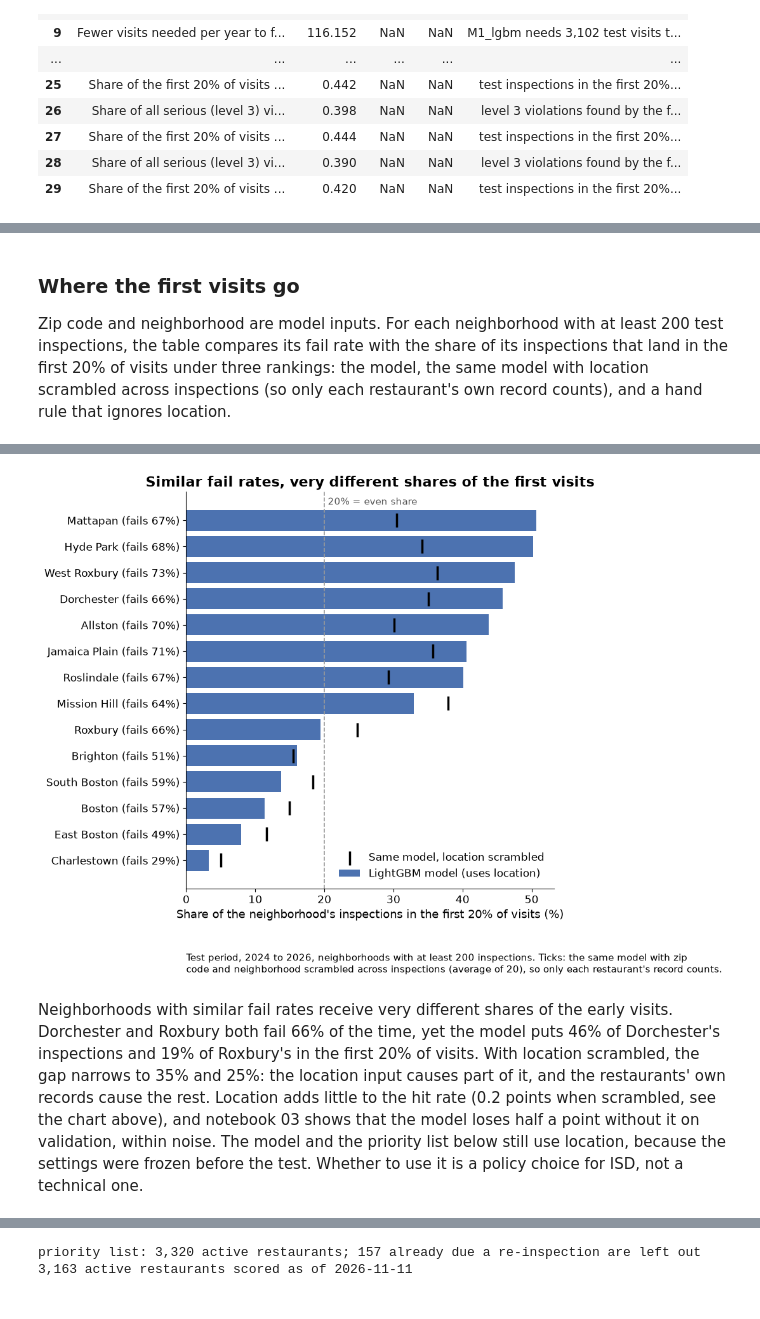
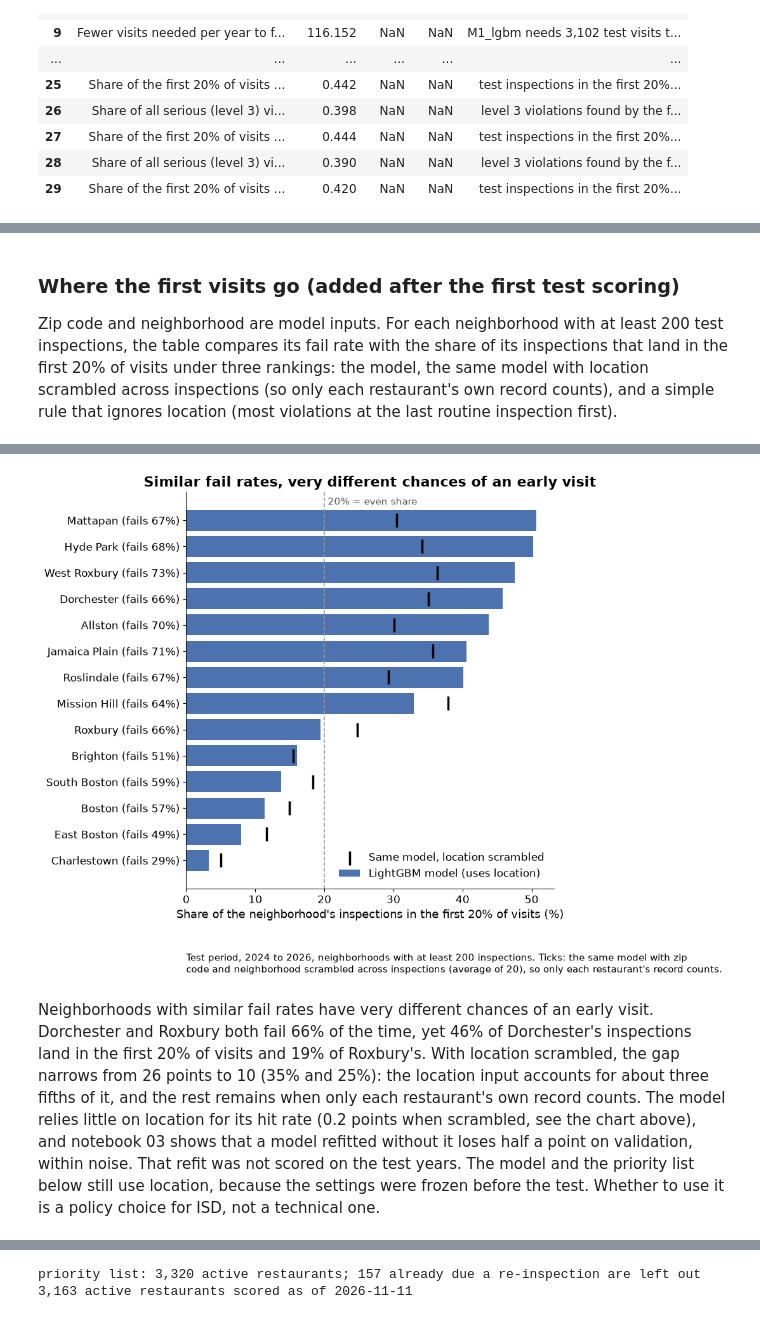
Before and after one commit to nh13120/boston-restaurant-inspection-risk, a Jupyter notebook: notebooks/04_results.ipynb, the cells around one changed output, grey strips where cells are left out. Drawn from its saved outputs; the diff is of its cells as text; code cells hidden in the pictures.

```diff
--- a/notebooks/04_results.ipynb
+++ b/notebooks/04_results.ipynb
@@ -441,5 +447,5 @@ plt.show()
 # %% [markdown]
-### Where the first visits go
+### Where the first visits go (added after the first test scoring)
 
-Zip code and neighborhood are model inputs. For each neighborhood with at least 200 test inspections, the table compares its fail rate with the share of its inspections that land in the first 20% of visits under three rankings: the model, the same model with location scrambled across inspections (so only each restaurant's own record counts), and a hand rule that ignores location.
+Zip code and neighborhood are model inputs. For each neighborhood with at least 200 test inspections, the table compares its fail rate with the share of its inspections that land in the first 20% of visits under three rankings: the model, the same model with location scrambled across inspections (so only each restaurant's own record counts), and a simple rule that ignores location (most violations at the last routine inspection first).
 # %%
@@ -469,11 +475,11 @@ neighborhoods.round(3)
 | 12 | East Boston | 1139 | 0.486 | 0.080 | 0.145 | ... |
 | 13 | Charlestown | 368 | 0.291 | 0.033 | 0.102 | ... |
 # %%
-fig = I.plot_neighborhoods(neighborhoods, FINAL, "Similar fail rates, very different shares of the first visits",
+fig = I.plot_neighborhoods(neighborhoods, FINAL, "Similar fail rates, very different chances of an early visit",
                            path="../results/figures/neighborhood_first_visits.png")
 plt.show()
 # %% [output]
-[figure, old version]
+[figure, new version]
 # %% [markdown]
-Neighborhoods with similar fail rates receive very different shares of the early visits. Dorchester and Roxbury both fail 66% of the time, yet the model puts 46% of Dorchester's inspections and 19% of Roxbury's in the first 20% of visits. With location scrambled, the gap narrows to 35% and 25%: the location input causes part of it, and the restaurants' own records cause the rest. Location adds little to the hit rate (0.2 points when scrambled, see the chart above), and notebook 03 shows that the model loses half a point without it on validation, within noise. The model and the priority list below still use location, because the settings were frozen before the test. Whether to use it is a policy choice for ISD, not a technical one.
+Neighborhoods with similar fail rates have very different chances of an early visit. Dorchester and Roxbury both fail 66% of the time, yet 46% of Dorchester's inspections land in the first 20% of visits and 19% of Roxbury's. With location scrambled, the gap narrows from 26 points to 10 (35% and 25%): the location input accounts for about three fifths of it, and the rest remains when only each restaurant's own record counts. The model relies little on location for its hit rate (0.2 points when scrambled, see the chart above), and notebook 03 shows that a model refitted without it loses half a point on validation, within noise. That refit was not scored on the test years. The model and the priority list below still use location, because the settings were frozen before the test. Whether to use it is a policy choice for ISD, not a technical one.
 # %% [markdown]
```
Also changed, not shown: parts of 18 cells of this notebook, 25 other files.
